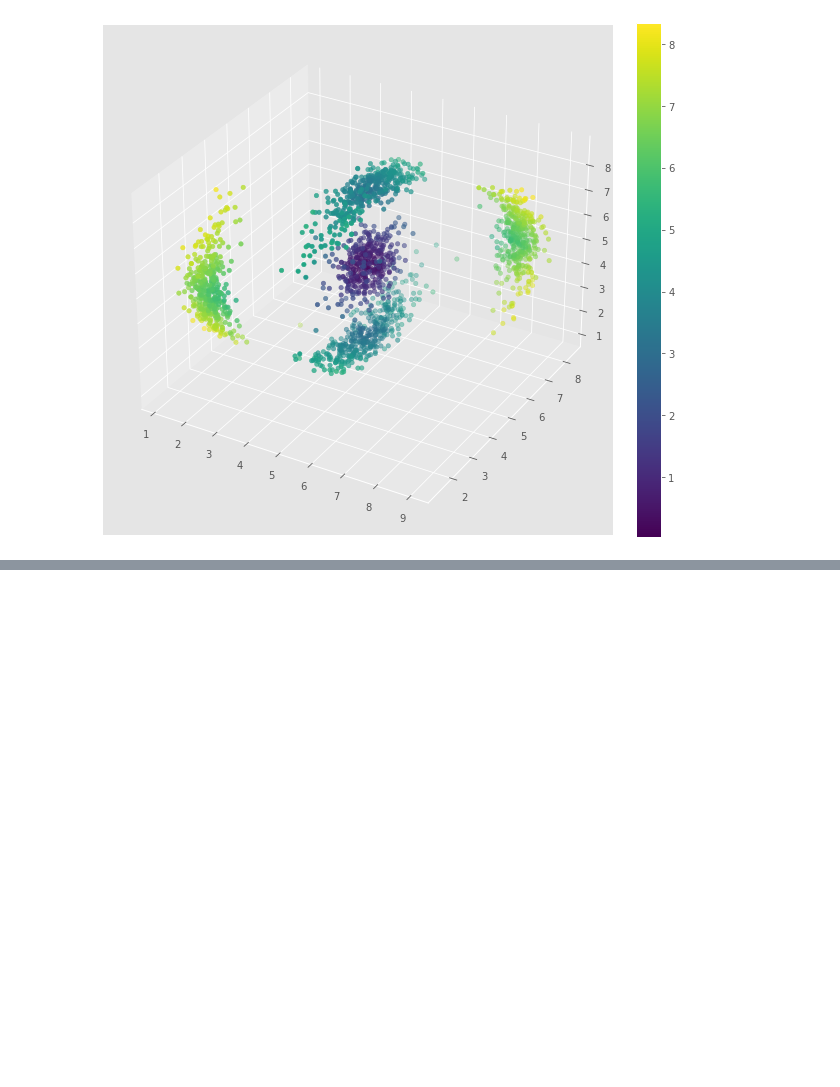
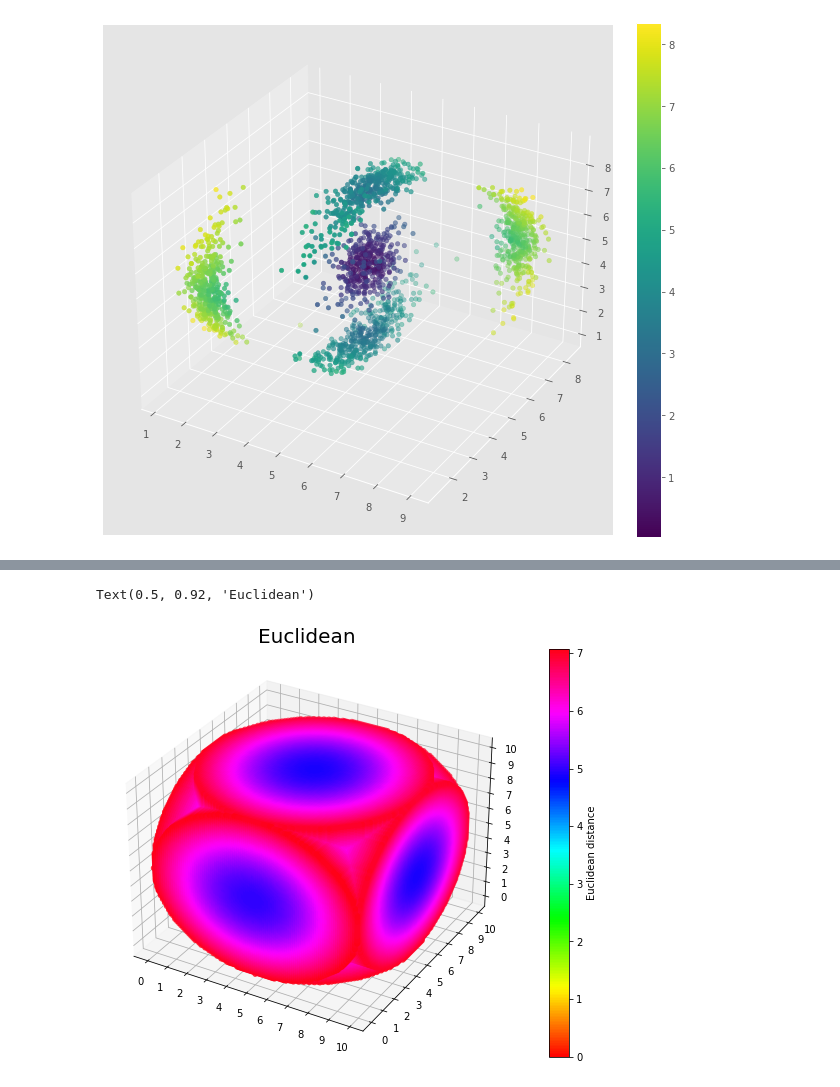
Before and after one commit to harivgl/First-Notebook, a Jupyter notebook: Euclidean_and_Manhattan_Distances_Case_Study (1).ipynb, the cells around one changed output, grey strips where cells are left out. Saved outputs shown, nothing was run; the diff lists cells and outputs as text; code cells hidden in the pictures; blank space fills up the shorter version.

```diff
--- a/Euclidean_and_Manhattan_Distances_Case_Study (1).ipynb
+++ b/Euclidean_and_Manhattan_Distances_Case_Study (1).ipynb
@@ -152,0 +188,30 @@ fig.colorbar(p,fraction=0.046, pad=0.04);
+# %%
+x = []
+y = []
+z = []
+points = []
+for i in np.arange(0,10,0.1):
+    for j in np.arange(0,10,0.1):
+        for k in np.arange(0,10,0.1):
+            x.append(i)
+            y.append(j)
+            z.append(k)
+            points.append([i,j,k])
+# %%
+df3d = pd.DataFrame(points,columns=['X','Y','Z'])
+# %%
+P = df3d[((df3d.X-5)**2+(df3d.Y-5)**2 <= 25) | ((df3d.X-5)**2+(df3d.Z-5)**2 <= 25) | ((df3d.Y-5)**2+(df3d.Z-5)**2 <= 25) ]
+# %%
+fig, (ax1, ax2) = plt.subplots(1,2,figsize=(17,7.5))
+ax1 = plt.axes(projection='3d')
+c = dist.cdist(P[['X','Y','Z']].values,[[5,5,5]],'euclidean')
+p=ax1.scatter3D(P.X,P.Y,P.Z, c=c,cmap ='hsv')
+ax1.scatter3D(5,5,5,c='black',s=75)
+ax1.set_xticks(range(0,11))
+ax1.set_yticks(range(0,11))
+ax1.set_zticks(range(0,11))
+plt.colorbar(p,fraction=0.046, pad=0.04,ax=ax1).set_label('Euclidean distance')
+ax1.set_title('Euclidean',fontsize=20)
+# %% [output]
+Text(0.5, 0.92, 'Euclidean')
+[figure, added]
```
Also changed, not shown: parts of 6 cells of this notebook.
